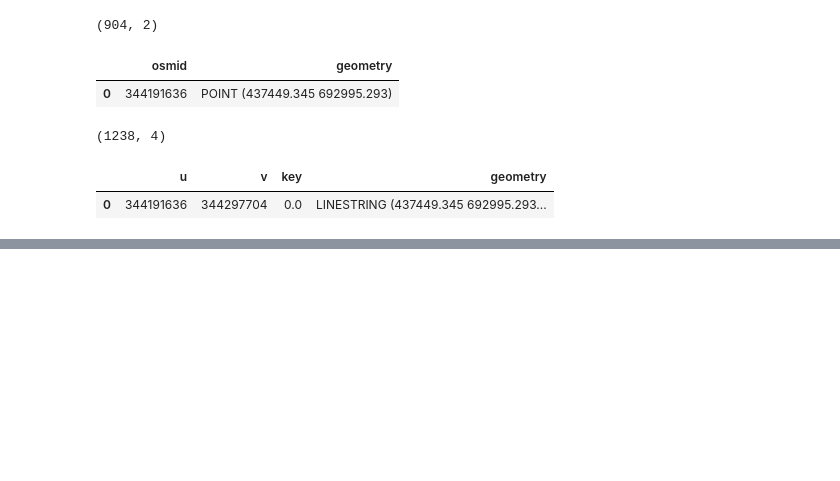
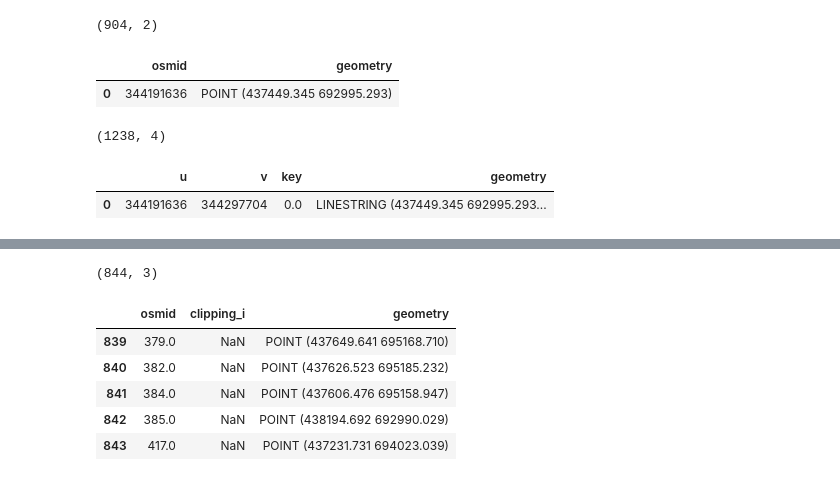
Before and after one commit to Observatorio-Ciudades/accesibilidad-urbana, a Jupyter notebook: notebooks/projects/volvo/09_tessellations_boeing_ntw_join_pt2.ipynb, the cells around one changed output, grey strips where cells are left out. Saved outputs shown, nothing was run; the diff lists cells and outputs as text; code cells hidden in the pictures; blank space fills up the shorter version.

```diff
--- a/notebooks/projects/volvo/09_tessellations_boeing_ntw_join_pt2.ipynb
+++ b/notebooks/projects/volvo/09_tessellations_boeing_ntw_join_pt2.ipynb
@@ -735,0 +836,12 @@ u_node.plot(ax=ax)
+# %%
+# Show
+print(ntw_02_nodes_split.shape)
+ntw_02_nodes_split.tail(5)
+# %% [output]
+(844, 3)
+|  | osmid | clipping_i | geometry |
+| 839 | 379.0 | NaN | POINT (437649.641 695168.710) |
+| 840 | 382.0 | NaN | POINT (437626.523 695185.232) |
+| 841 | 384.0 | NaN | POINT (437606.476 695158.947) |
+| 842 | 385.0 | NaN | POINT (438194.692 692990.029) |
+| 843 | 417.0 | NaN | POINT (437231.731 694023.039) |
```
Also changed, not shown: parts of 45 cells of this notebook.
